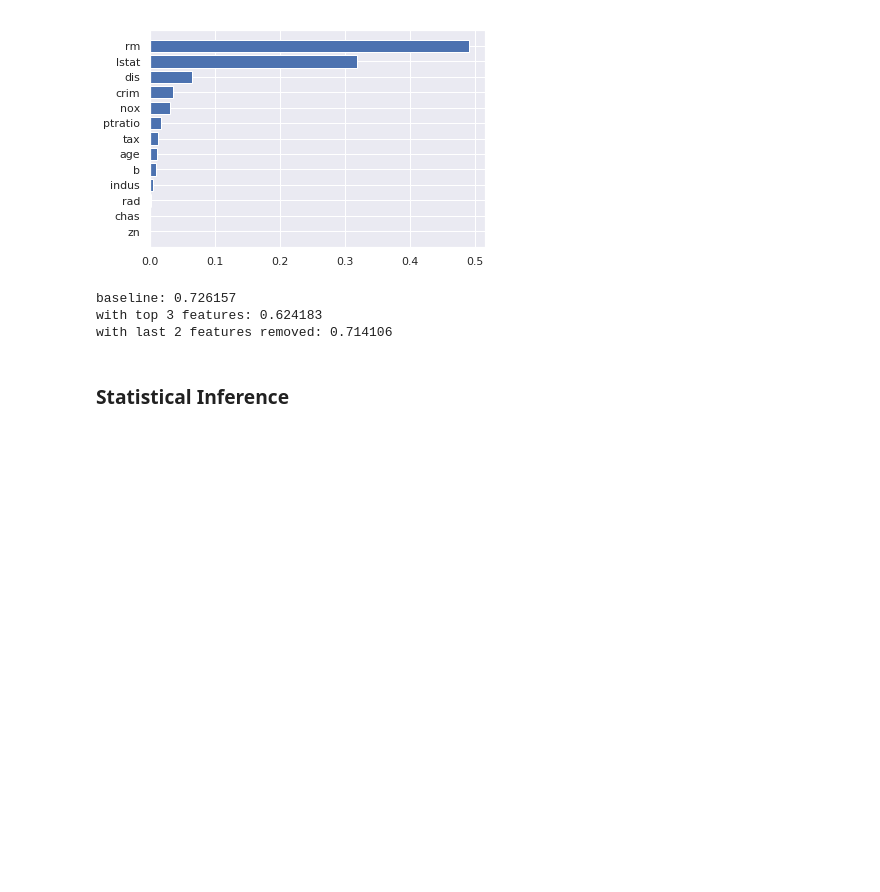
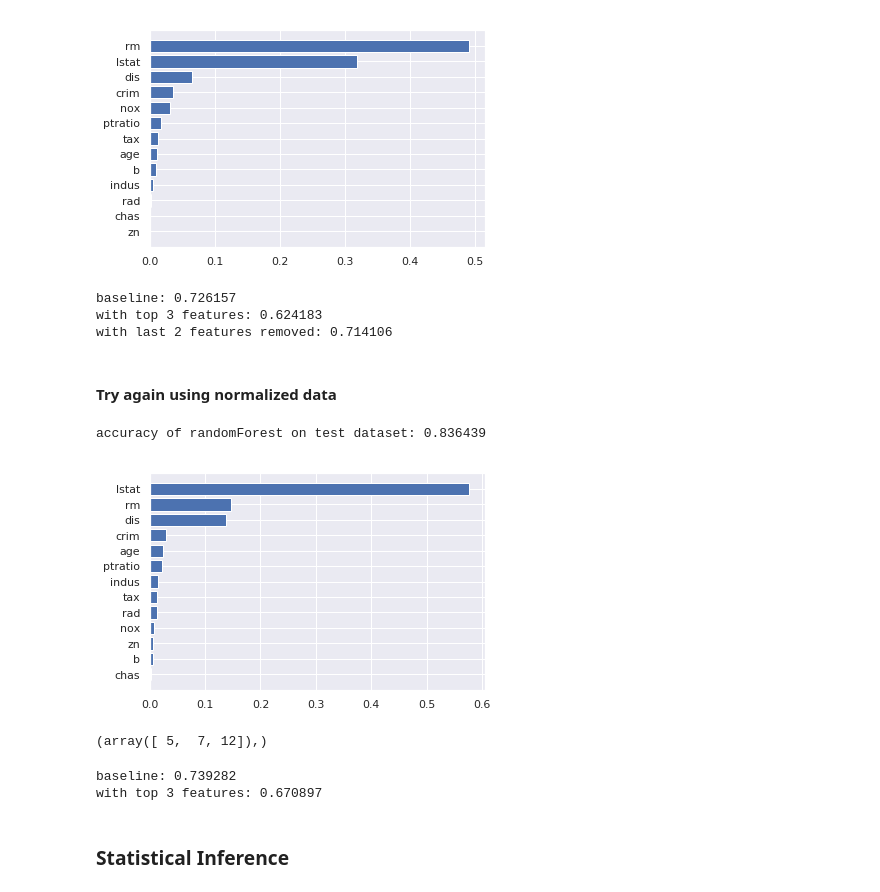
Before and after one commit to neomatrix369/awesome-ai-ml-dl, a Jupyter notebook: notebooks/jupyter/data/03_Feature_Engineering_(Do_we_know_our_data).ipynb, the cells around one changed output. Cells and saved outputs as stored; diff of their text form; code cells hidden in the pictures; blank space fills up the shorter version.

```diff
--- a/notebooks/jupyter/data/03_Feature_Engineering_(Do_we_know_our_data).ipynb
+++ b/notebooks/jupyter/data/03_Feature_Engineering_(Do_we_know_our_data).ipynb
@@ -279,6 +327,41 @@ print("with last 2 features removed: %f" % evaluateModelOnDataset(data.loc[:, (d
 baseline: 0.726157
 with top 3 features: 0.624183
 with last 2 features removed: 0.714106
+# %% [markdown]
+#### Try again using normalized data
+# %%
+from sklearn.ensemble import RandomForestRegressor
+
+
+labels=data.loc[:, data.columns != 'medv'].columns.values
+
+model = RandomForestRegressor();
+model.fit(X_train_normalized,y_train);
+print("accuracy of randomForest on test dataset: %f" % model.score(X_test_normalized,y_test));
+
+df_features=pd.DataFrame()
+df_features["feature"]=labels
+df_features["importance"]=model.feature_importances_
+df_features.sort_values(by="importance",inplace=True)
+
+y_pos = np.arange(len(df_features))
+plt.barh(y_pos,df_features["importance"])
+plt.yticks(y_pos,df_features["feature"])
+plt.show()
+# %% [output]
+accuracy of randomForest on test dataset: 0.836439
+[figure, added]
+# %%
+np.where(data.columns.isin(["lstat","rm","dis"]))
+# data.columns.values.index('lstat')
+# %% [output]
+(array([ 5,  7, 12]),)
+# %%
+print("baseline: %f" % evaluateModelOnTrainingAndTestSets(X_train_normalized, X_test_normalized, y_train, y_test))
+print("with top 3 features: %f" % evaluateModelOnTrainingAndTestSets(X_train_normalized[:,[5,7,12]], X_test_normalized[:,[5,7,12]], y_train, y_test))
+# %% [output]
+baseline: 0.739282
+with top 3 features: 0.670897
 # %% [markdown]
 ### Statistical Inference
 # %% [markdown]
```
Also changed, not shown: parts of 5 cells of this notebook.
